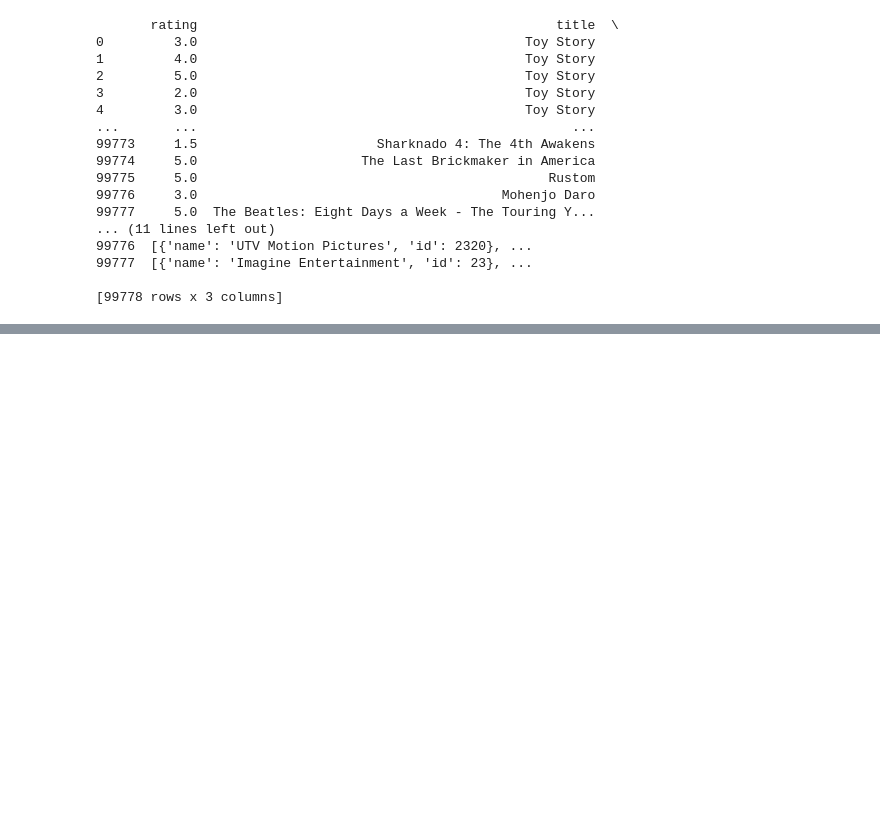
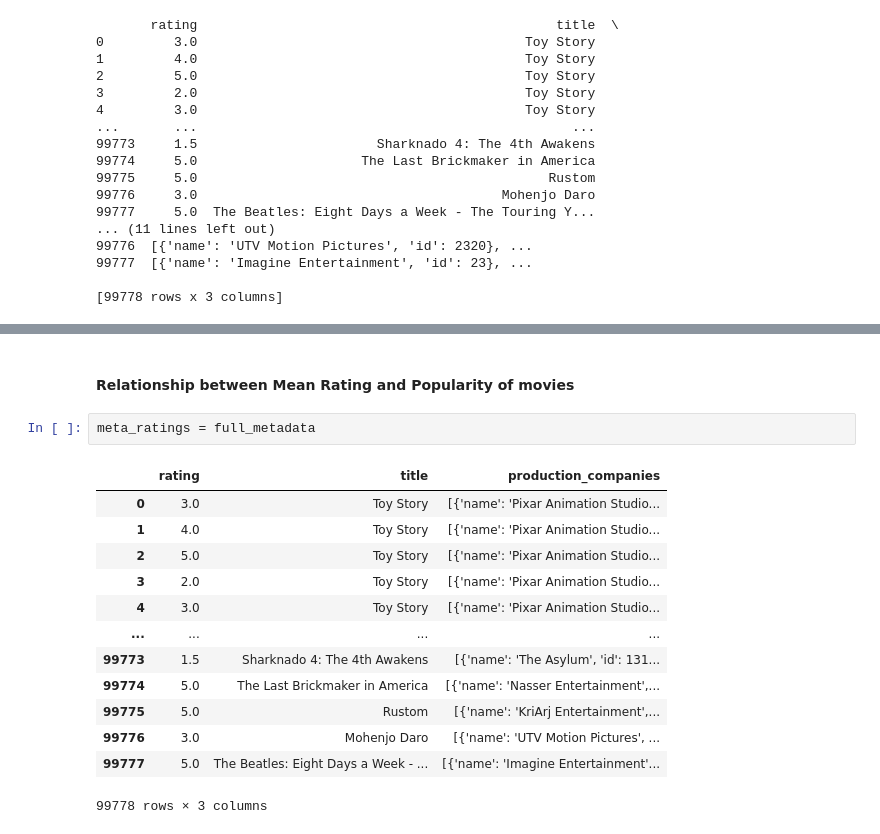
Before and after one commit to ADS-2023-FR1/Agile-Data-Science-Project-FR1, a Jupyter notebook: Data/initial_metrics_data.ipynb, the cells around one changed output, grey strips where cells are left out. Cells and saved outputs as stored; diff of their text form; blank space fills up the shorter version.

```diff
--- a/Data/initial_metrics_data.ipynb
+++ b/Data/initial_metrics_data.ipynb
@@ -335,0 +354,18 @@ IndexError: list index out of range
+# %% [markdown]
+#### Relationship between Mean Rating and Popularity of movies
+# %%
+meta_ratings = full_metadata
+# %% [output]
+|  | rating | title | production_companies |
+| 0 | 3.0 | Toy Story | [{'name': 'Pixar Animation Studio... |
+| 1 | 4.0 | Toy Story | [{'name': 'Pixar Animation Studio... |
+| 2 | 5.0 | Toy Story | [{'name': 'Pixar Animation Studio... |
+| 3 | 2.0 | Toy Story | [{'name': 'Pixar Animation Studio... |
+| 4 | 3.0 | Toy Story | [{'name': 'Pixar Animation Studio... |
+| ... | ... | ... | ... |
+| 99773 | 1.5 | Sharknado 4: The 4th Awakens | [{'name': 'The Asylum', 'id': 131... |
+| 99774 | 5.0 | The Last Brickmaker in America | [{'name': 'Nasser Entertainment',... |
+| 99775 | 5.0 | Rustom | [{'name': 'KriArj Entertainment',... |
+| 99776 | 3.0 | Mohenjo Daro | [{'name': 'UTV Motion Pictures', ... |
+| 99777 | 5.0 | The Beatles: Eight Days a Week - ... | [{'name': 'Imagine Entertainment'... |
+99778 rows × 3 columns
```
Also changed, not shown: parts of 16 cells of this notebook.
